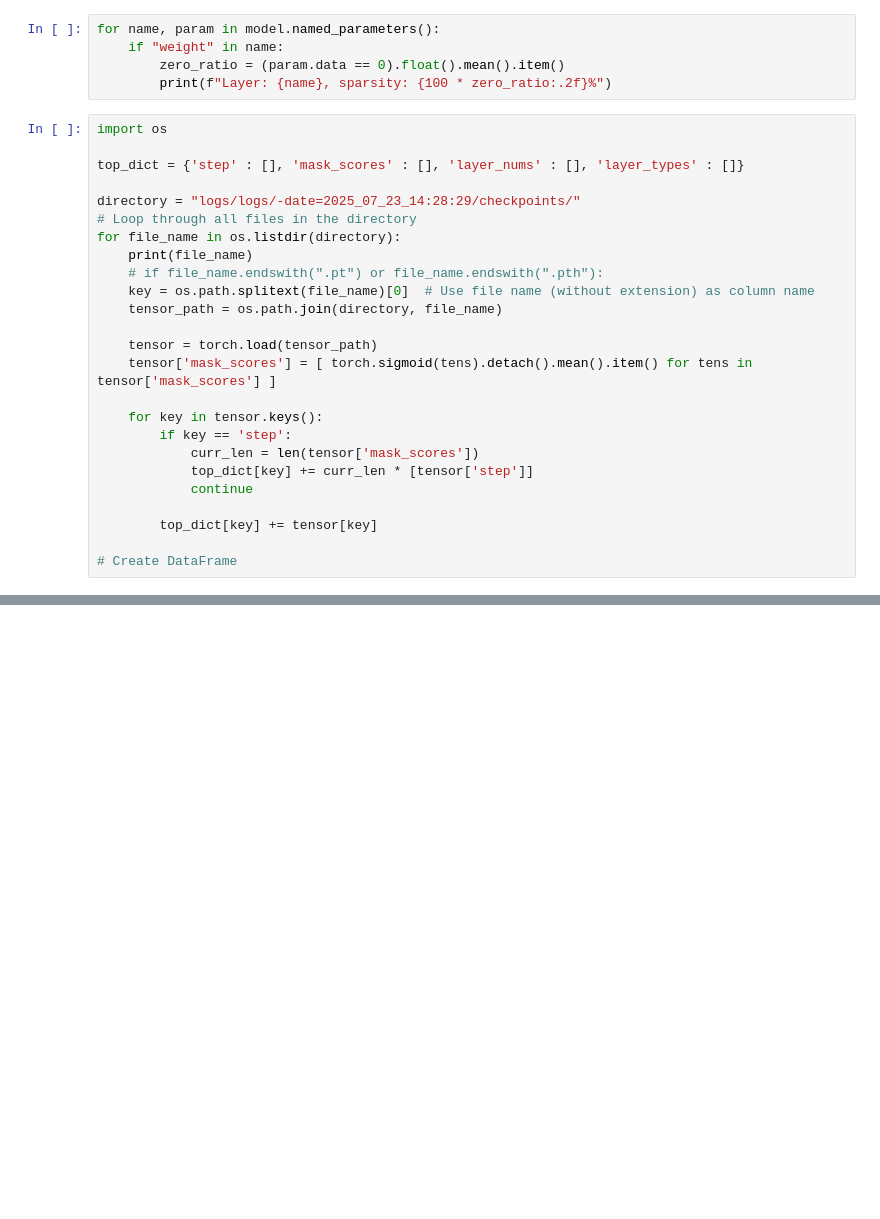
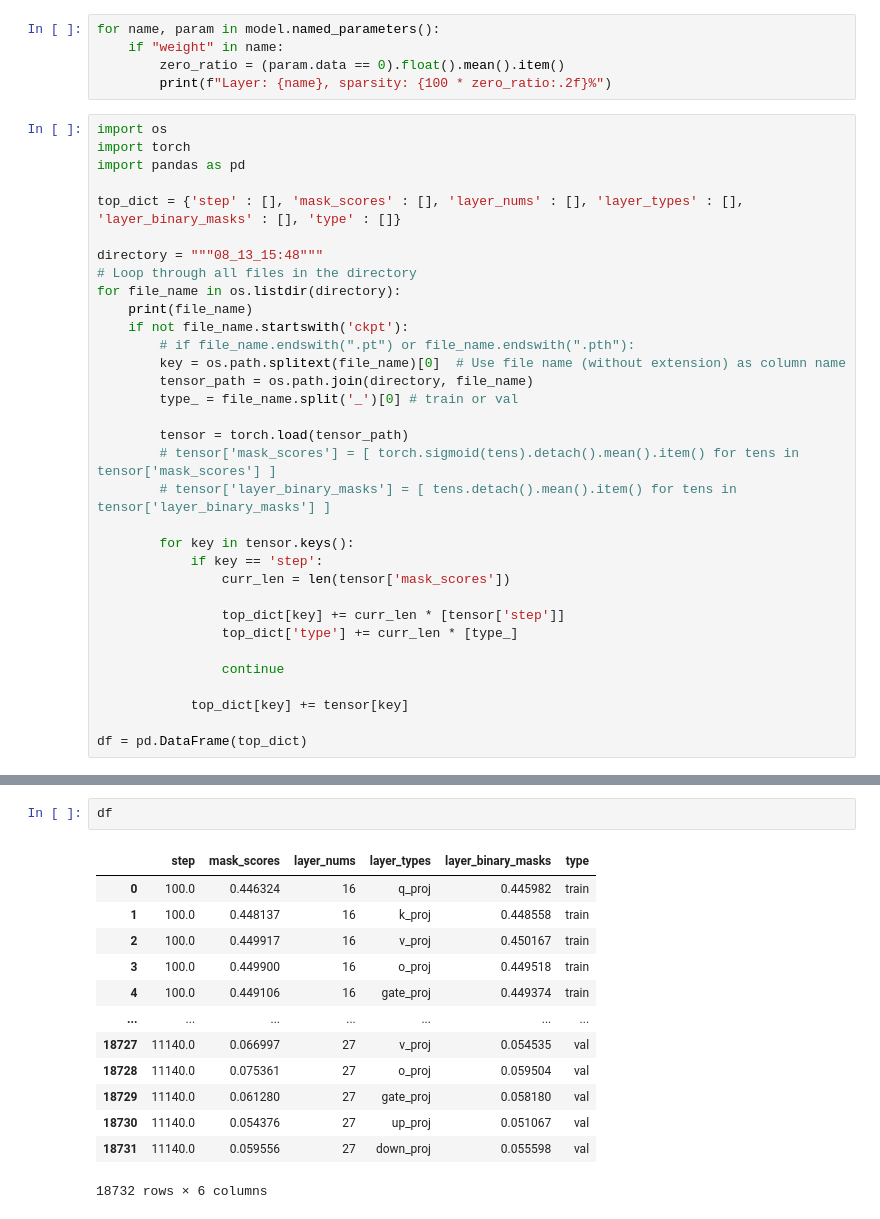
Before and after one commit to AmitVaisman/236004_transformers_project, a Jupyter notebook: model_vizis.ipynb, the cells around one changed output, grey strips where cells are left out. Cells and saved outputs as stored; diff of their text form; blank space fills up the shorter version.

```diff
--- a/model_vizis.ipynb
+++ b/model_vizis.ipynb
@@ -294,27 +255,35 @@ for name, param in model.named_parameters():
         print(f"Layer: {name}, sparsity: {100 * zero_ratio:.2f}%")
 # %%
 import os
+import torch
+import pandas as pd
 
-top_dict = {'step' : [], 'mask_scores' : [], 'layer_nums' : [], 'layer_types' : []}
+top_dict = {'step' : [], 'mask_scores' : [], 'layer_nums' : [], 'layer_types' : [], 'layer_binary_masks' : [], 'type' : []}
 
-directory = "logs/logs/-date=2025_07_23_14:28:29/checkpoints/"
+directory = """08_13_15:48"""
 # Loop through all files in the directory
 for file_name in os.listdir(directory):
     print(file_name)
-    # if file_name.endswith(".pt") or file_name.endswith(".pth"):
-    key = os.path.splitext(file_name)[0]  # Use file name (without extension) as column name
-    tensor_path = os.path.join(directory, file_name)
+    if not file_name.startswith('ckpt'):
+        # if file_name.endswith(".pt") or file_name.endswith(".pth"):
+        key = os.path.splitext(file_name)[0]  # Use file name (without extension) as column name
+        tensor_path = os.path.join(directory, file_name)
+        type_ = file_name.split('_')[0] # train or val
 
-    tensor = torch.load(tensor_path)
-    tensor['mask_scores'] = [ torch.sigmoid(tens).detach().mean().item() for tens in tensor['mask_scores'] ]
+        tensor = torch.load(tensor_path)
+        # tensor['mask_scores'] = [ torch.sigmoid(tens).detach().mean().item() for tens in tensor['mask_scores'] ]
+        # tensor['layer_binary_masks'] = [ tens.detach().mean().item() for tens in tensor['layer_binary_masks'] ]
 
-    for key in tensor.keys():
-        if key == 'step':
-            curr_len = len(tensor['mask_scores'])
-            top_dict[key] += curr_len * [tensor['step']]
-            continue
+        for key in tensor.keys():
+            if key == 'step':
+                curr_len = len(tensor['mask_scores'])
 
-        top_dict[key] += tensor[key]
+                top_dict[key] += curr_len * [tensor['step']]
+                top_dict['type'] += curr_len * [type_]
 
-# Create DataFrame
+                continue
+
+            top_dict[key] += tensor[key]
+
+df = pd.DataFrame(top_dict)
 # %% [output]
@@ -342,0 +359,16 @@ plt.show()
+# %%
+df
+# %% [output]
+|  | step | mask_scores | layer_nums | layer_types | layer_binary_masks | type |
+| 0 | 100.0 | 0.446324 | 16 | q_proj | 0.445982 | train |
+| 1 | 100.0 | 0.448137 | 16 | k_proj | 0.448558 | train |
+| 2 | 100.0 | 0.449917 | 16 | v_proj | 0.450167 | train |
+| 3 | 100.0 | 0.449900 | 16 | o_proj | 0.449518 | train |
+| 4 | 100.0 | 0.449106 | 16 | gate_proj | 0.449374 | train |
+| ... | ... | ... | ... | ... | ... | ... |
+| 18727 | 11140.0 | 0.066997 | 27 | v_proj | 0.054535 | val |
+| 18728 | 11140.0 | 0.075361 | 27 | o_proj | 0.059504 | val |
+| 18729 | 11140.0 | 0.061280 | 27 | gate_proj | 0.058180 | val |
+| 18730 | 11140.0 | 0.054376 | 27 | up_proj | 0.051067 | val |
+| 18731 | 11140.0 | 0.059556 | 27 | down_proj | 0.055598 | val |
+18732 rows × 6 columns
```
Also changed, not shown: parts of 9 cells of this notebook, 1 other file.
